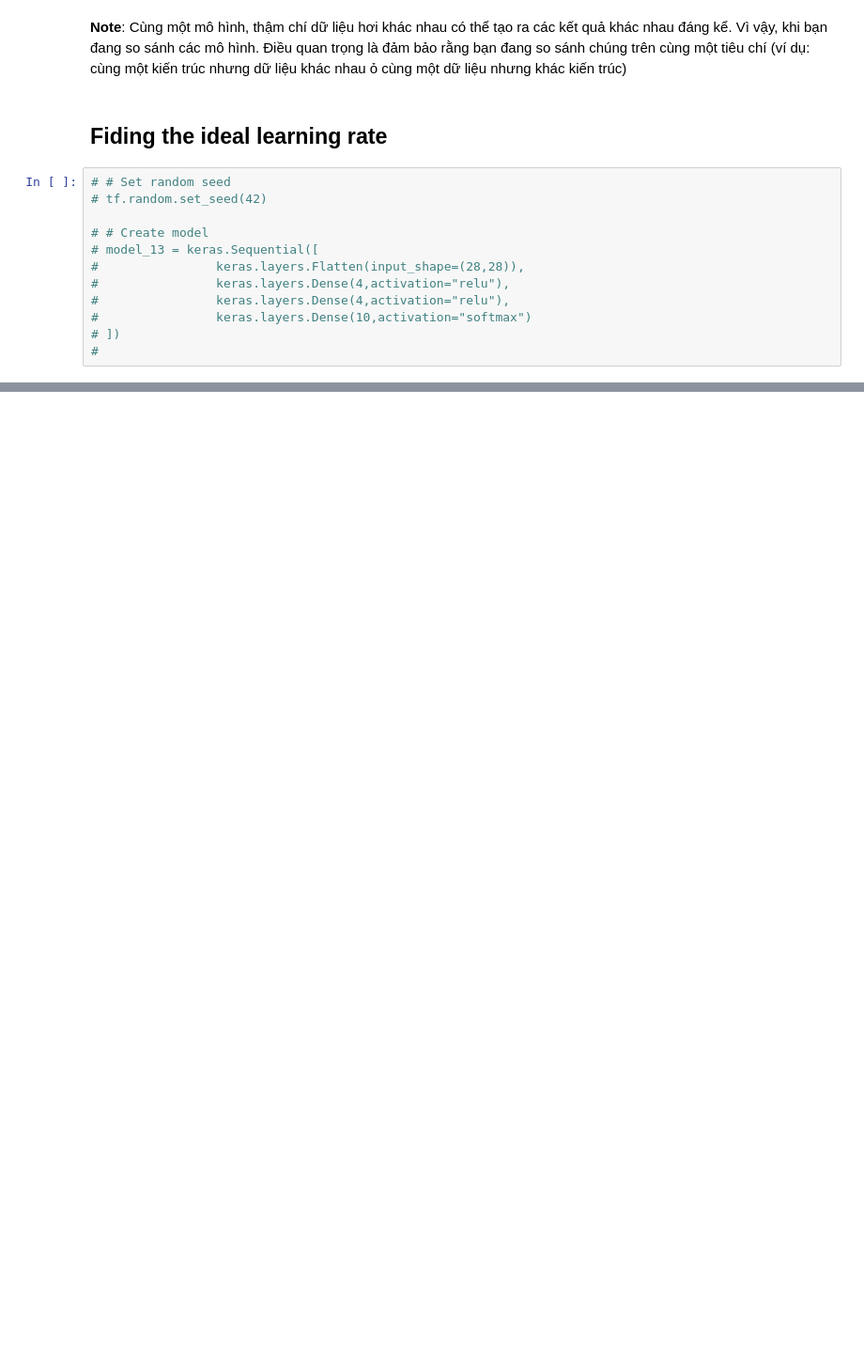
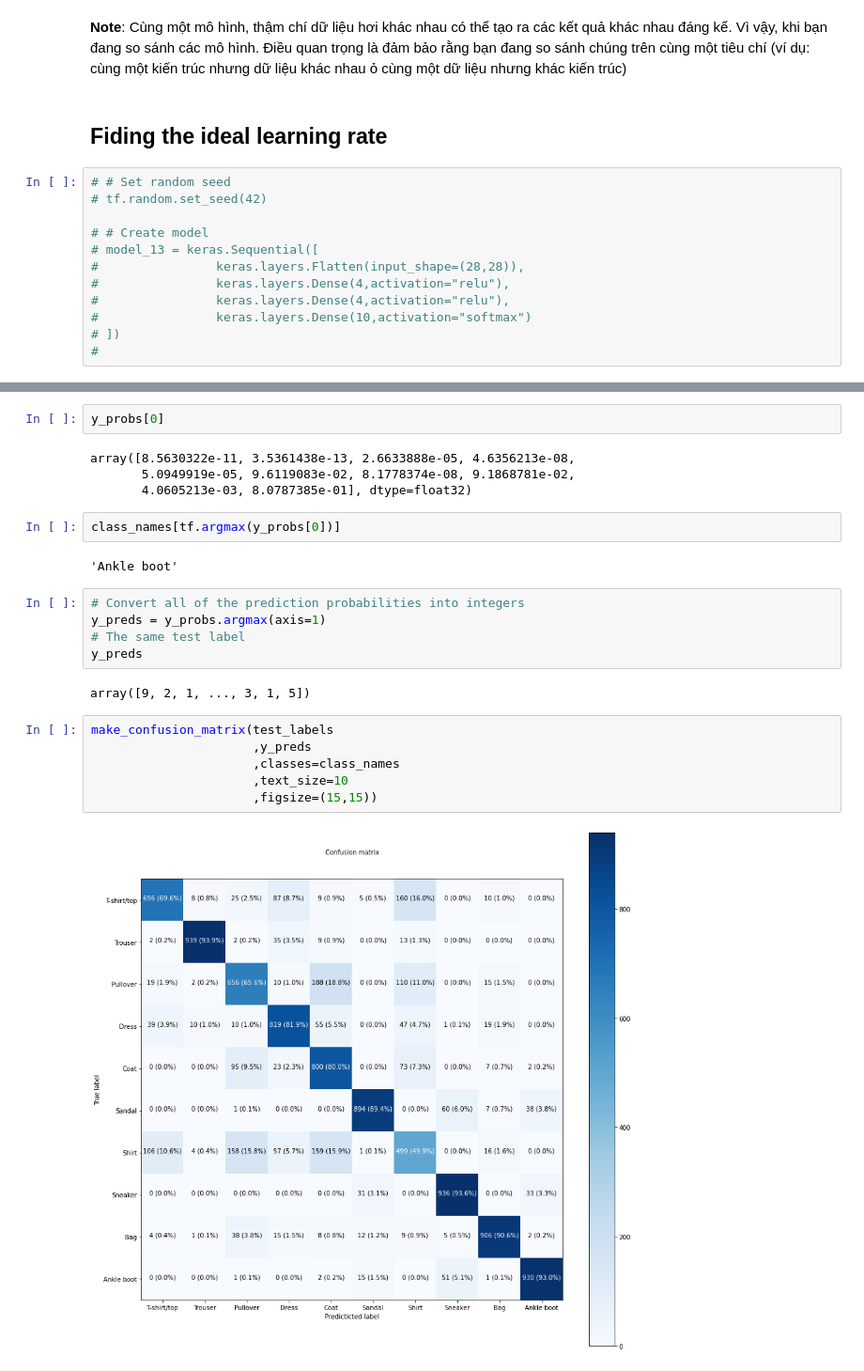
Before and after one commit to Thuoq/Practice-Tensorflow-Certificate, a Jupyter notebook: 02_Tensroflow_with_Classification_Problem.ipynb, the cells around one changed output, grey strips where cells are left out. Shown at 94% size. Drawn from its saved outputs; the diff is of its cells as text; blank space fills up the shorter version.

Commit message:
Add more Viz for prediction and truth label and Confusion Matrix Viz

```diff
--- a/02_Tensroflow_with_Classification_Problem.ipynb
+++ b/02_Tensroflow_with_Classification_Problem.ipynb
@@ -1250,0 +1377,25 @@ Text(0.5, 1.0, 'Non Normalization')
+# %%
+y_probs[0]
+# %% [output]
+array([8.5630322e-11, 3.5361438e-13, 2.6633888e-05, 4.6356213e-08,
+       5.0949919e-05, 9.6119083e-02, 8.1778374e-08, 9.1868781e-02,
+       4.0605213e-03, 8.0787385e-01], dtype=float32)
+# %%
+class_names[tf.argmax(y_probs[0])]
+# %% [output]
+'Ankle boot'
+# %%
+# Convert all of the prediction probabilities into integers
+y_preds = y_probs.argmax(axis=1)
+# The same test label
+y_preds
+# %% [output]
+array([9, 2, 1, ..., 3, 1, 5])
+# %%
+make_confusion_matrix(test_labels
+                      ,y_preds
+                      ,classes=class_names
+                      ,text_size=10
+                      ,figsize=(15,15))
+# %% [output]
+[figure, added]
```
Also changed, not shown: parts of 35 cells of this notebook.
